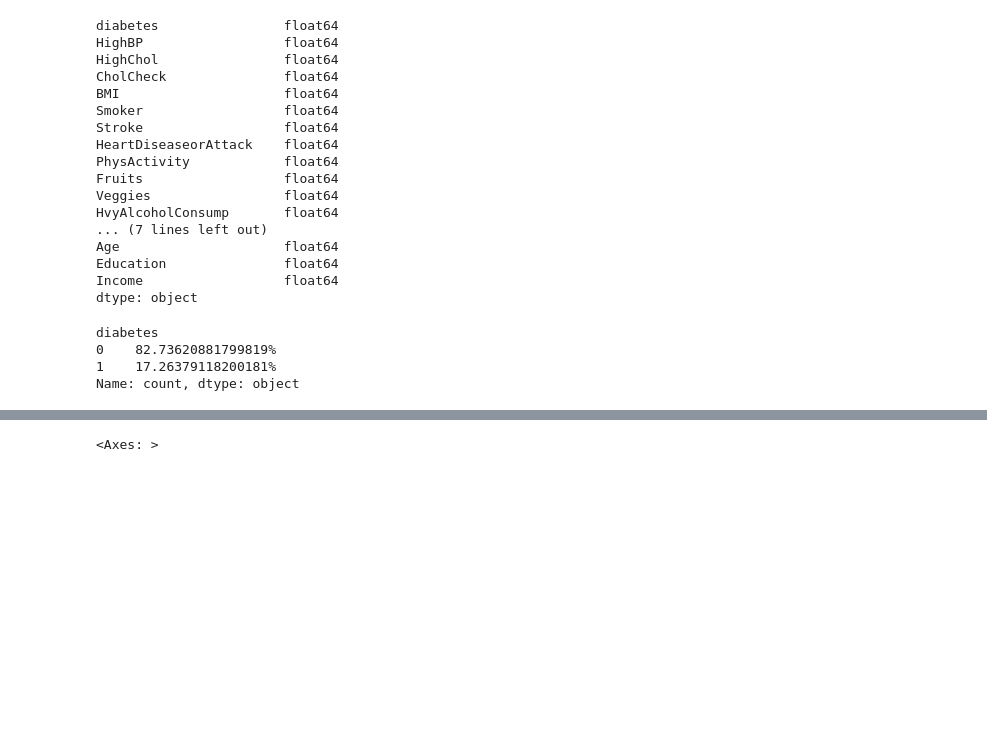
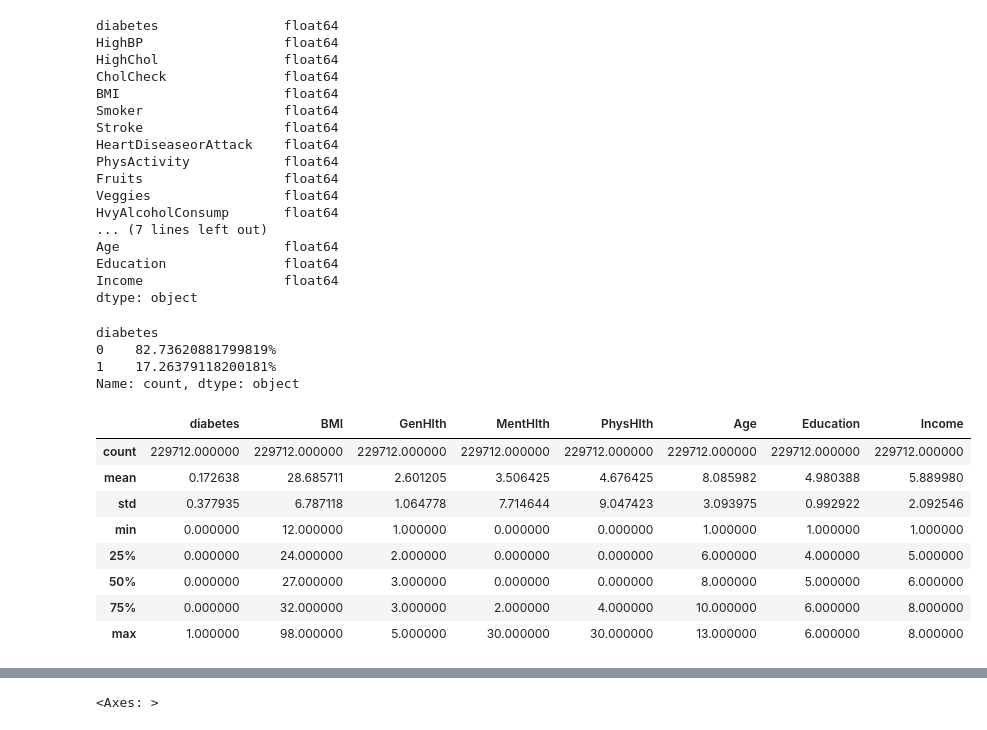
Before and after one commit to juanlt9905/machineLearning2025, a Jupyter notebook: exploracion_de_datos.ipynb, the cells around one changed output, grey strips where cells are left out. Saved outputs shown, nothing was run; the diff lists cells and outputs as text; code cells hidden in the pictures; blank space fills up the shorter version.

```diff
--- a/exploracion_de_datos.ipynb
+++ b/exploracion_de_datos.ipynb
@@ -152,3 +156,15 @@ diabetes
 0    82.73620881799819%
 1    17.26379118200181%
 Name: count, dtype: object
+# %%
+datos_diabetes.describe()
+# %% [output]
+|  | diabetes | BMI | GenHlth | MentHlth | PhysHlth | Age | Education | Income |
+| count | 229712.000000 | 229712.000000 | 229712.000000 | 229712.000000 | 229712.000000 | 229712.000000 | 229712.000000 | 229712.000000 |
+| mean | 0.172638 | 28.685711 | 2.601205 | 3.506425 | 4.676425 | 8.085982 | 4.980388 | 5.889980 |
+| std | 0.377935 | 6.787118 | 1.064778 | 7.714644 | 9.047423 | 3.093975 | 0.992922 | 2.092546 |
+| min | 0.000000 | 12.000000 | 1.000000 | 0.000000 | 0.000000 | 1.000000 | 1.000000 | 1.000000 |
+| 25% | 0.000000 | 24.000000 | 2.000000 | 0.000000 | 0.000000 | 6.000000 | 4.000000 | 5.000000 |
+| 50% | 0.000000 | 27.000000 | 3.000000 | 0.000000 | 0.000000 | 8.000000 | 5.000000 | 6.000000 |
+| 75% | 0.000000 | 32.000000 | 3.000000 | 2.000000 | 4.000000 | 10.000000 | 6.000000 | 8.000000 |
+| max | 1.000000 | 98.000000 | 5.000000 | 30.000000 | 30.000000 | 13.000000 | 6.000000 | 8.000000 |
```
Also changed, not shown: parts of 15 cells of this notebook, 4 other files.
